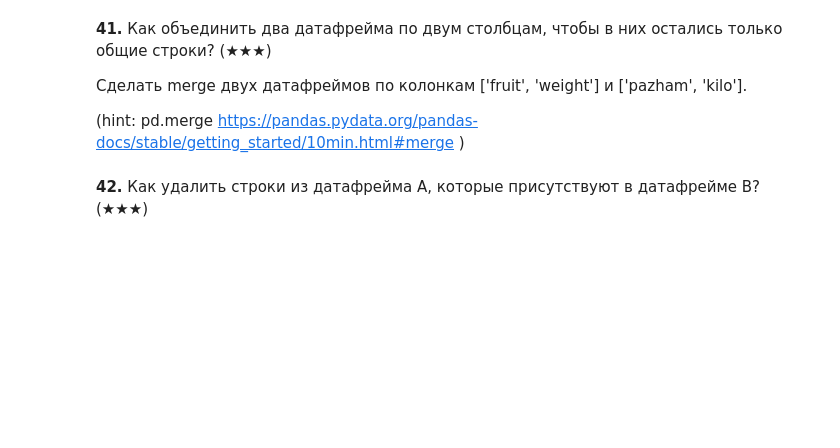
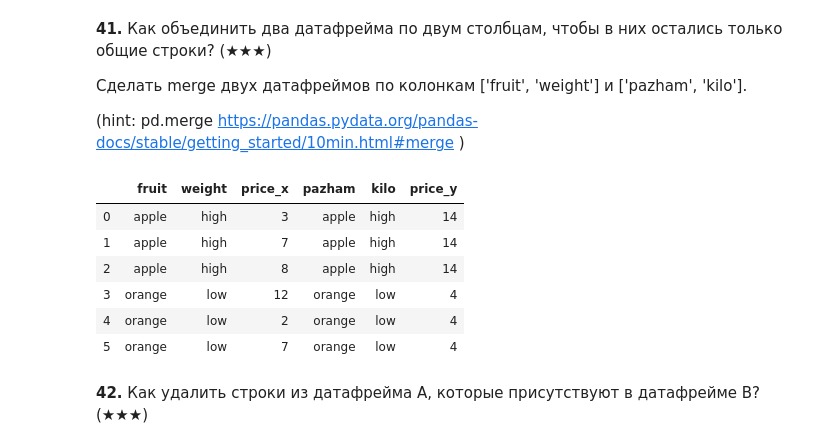
Before and after one commit to sarvensis/spython, a Jupyter notebook: semesterNo2/Homework1ML.ipynb, the cells around one changed output. Cells and saved outputs as stored; diff of their text form; code cells hidden in the pictures; blank space fills up the shorter version.

```diff
--- a/semesterNo2/Homework1ML.ipynb
+++ b/semesterNo2/Homework1ML.ipynb
@@ -920,13 +920,22 @@ Name: price, dtype: int32
 # %%
 df1 = pd.DataFrame({'fruit': ['apple', 'banana', 'orange'] * 3,
                     'weight': ['high', 'medium', 'low'] * 3,
                     'price': np.random.randint(0, 15, 9)})
 
 df2 = pd.DataFrame({'pazham': ['apple', 'orange', 'pine'] * 2,
                     'kilo': ['high', 'low'] * 3,
                     'price': np.random.randint(0, 15, 6)})
 
 #your code
+df1.merge(df2, left_on=['fruit', 'weight'], right_on=['pazham', 'kilo'])
+# %% [output]
+|  | fruit | weight | price_x | pazham | kilo | price_y |
+| 0 | apple | high | 3 | apple | high | 14 |
+| 1 | apple | high | 7 | apple | high | 14 |
+| 2 | apple | high | 8 | apple | high | 14 |
+| 3 | orange | low | 12 | orange | low | 4 |
+| 4 | orange | low | 2 | orange | low | 4 |
+| 5 | orange | low | 7 | orange | low | 4 |
 # %% [markdown]
 **42\.** Как удалить строки из датафрейма А, которые присутствуют в датафрейме B? (★★★)
 # %%
```
Also changed, not shown: parts of 7 cells of this notebook.
